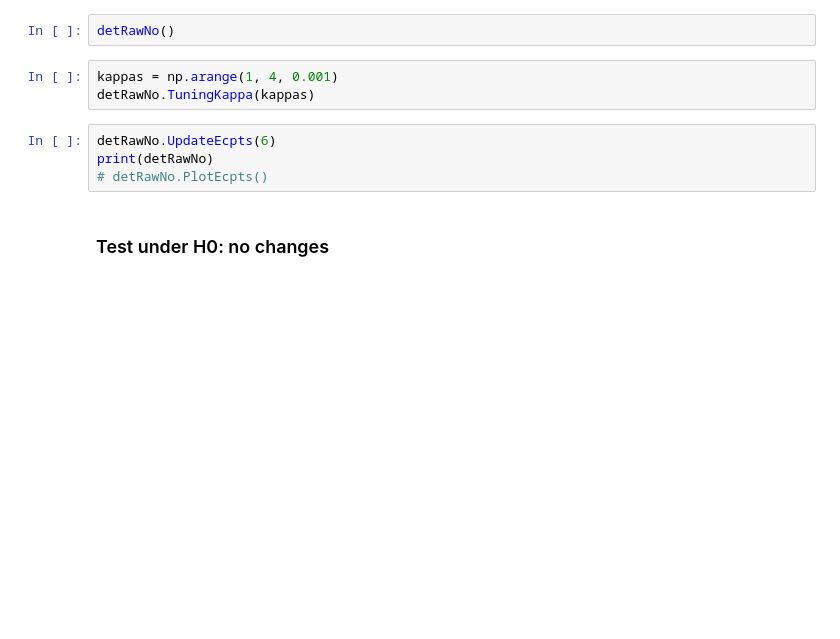
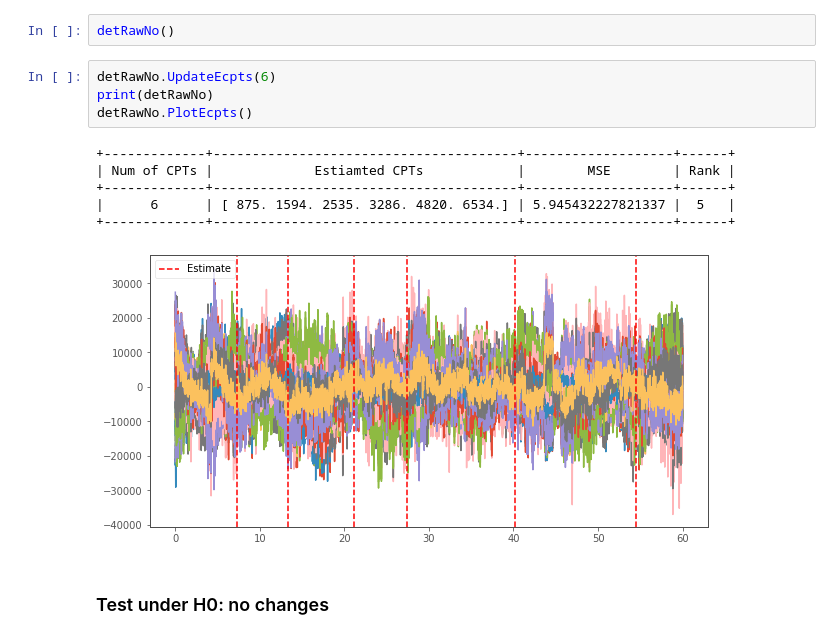
Before and after one commit to JINhuaqing/TVDN-simu, a Jupyter notebook: NeuroImgR1/MEG-RS8002-H0-test.ipynb, the cells around one changed output. Saved outputs shown, nothing was run; the diff lists cells and outputs as text; blank space fills up the shorter version.

```diff
--- a/NeuroImgR1/MEG-RS8002-H0-test.ipynb
+++ b/NeuroImgR1/MEG-RS8002-H0-test.ipynb
@@ -146,13 +101,17 @@ The parameters for detection are:
  'r': None}
 # %%
 detRawNo()
-# %%
-kappas = np.arange(1, 4, 0.001)
-detRawNo.TuningKappa(kappas)
 # %%
 detRawNo.UpdateEcpts(6)
 print(detRawNo)
-# detRawNo.PlotEcpts()
+detRawNo.PlotEcpts()
+# %% [output]
++-------------+---------------------------------------+-------------------+------+
+| Num of CPTs |             Estiamted CPTs            |        MSE        | Rank |
++-------------+---------------------------------------+-------------------+------+
+|      6      | [ 875. 1594. 2535. 3286. 4820. 6534.] | 5.945432227821337 |  5   |
++-------------+---------------------------------------+-------------------+------+
+[figure, added]
 # %% [markdown]
 ### Test under H0: no changes
 # %% [markdown]
```
Also changed, not shown: parts of 9 cells of this notebook, 10 other files.
